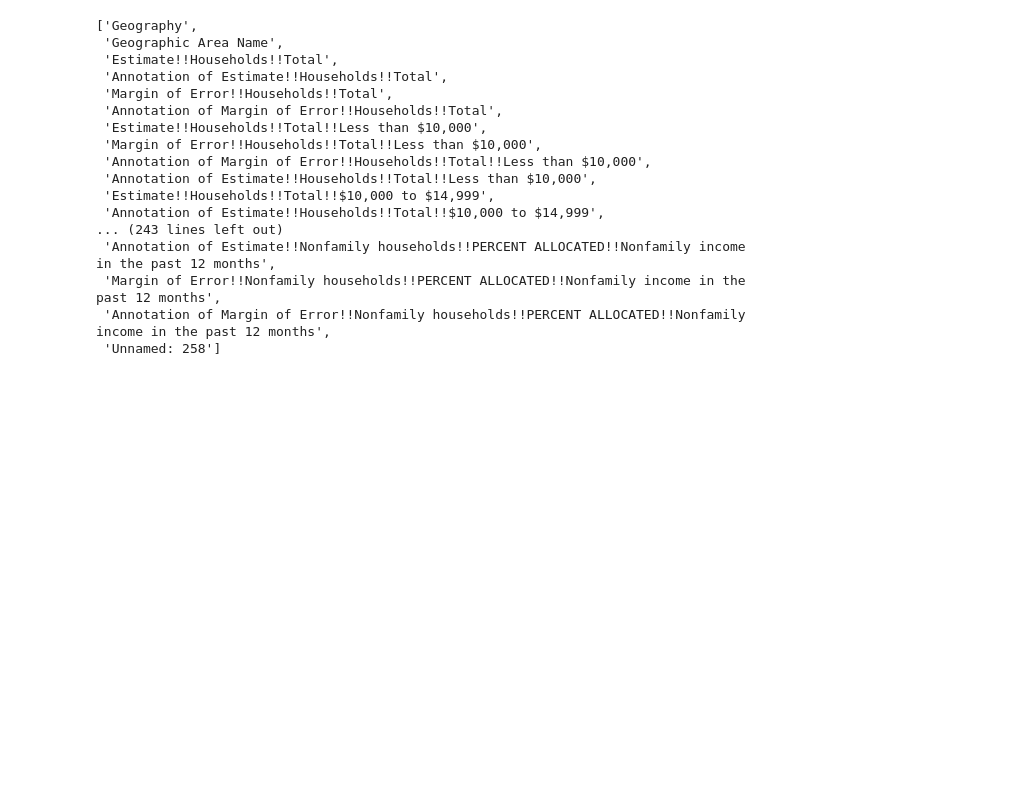
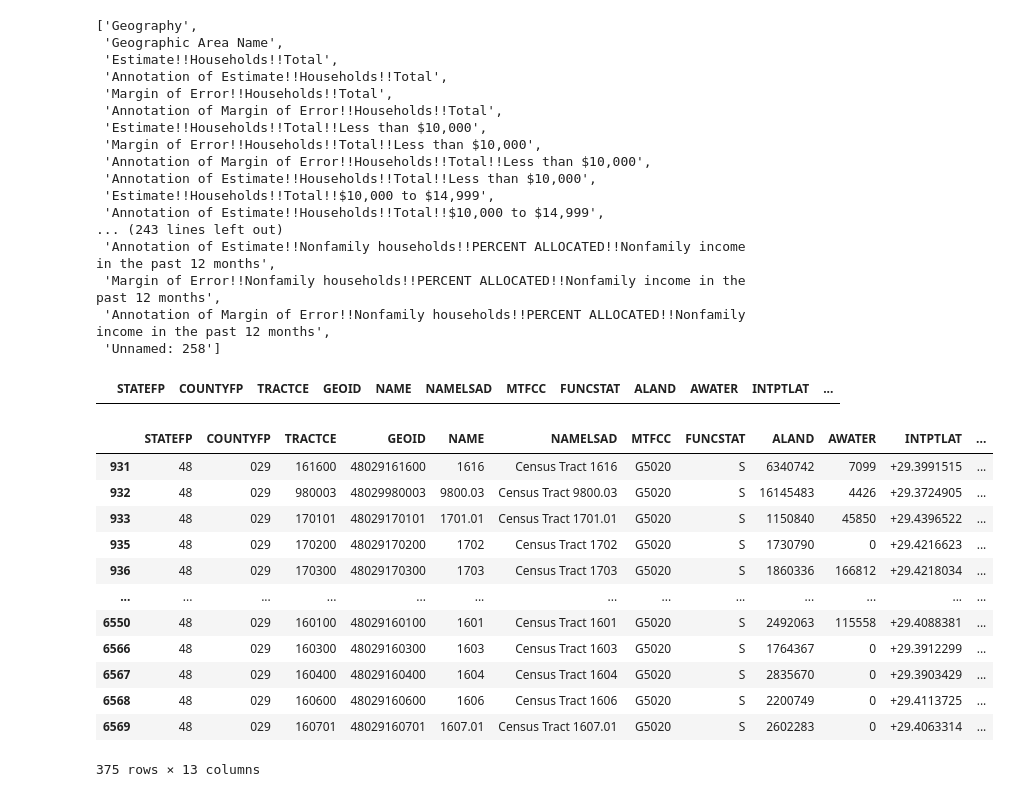
Before and after one commit to corey-baughman/014_personal_project, a Jupyter notebook: acquire.ipynb, the cells around one changed output. Cells and saved outputs as stored; diff of their text form; code cells hidden in the pictures; blank space fills up the shorter version.

```diff
--- a/acquire.ipynb
+++ b/acquire.ipynb
@@ -445,3 +452,23 @@ def get_income_data():
     df.geography = df.geography.str[-6:]
 
     return df
+# %%
+tracts[tracts.TRACTCE == '970302']
+# %% [output]
+|  | STATEFP | COUNTYFP | TRACTCE | GEOID | NAME | NAMELSAD | MTFCC | FUNCSTAT | ALAND | AWATER | INTPTLAT | ... |
+# %%
+tracts
+# %% [output]
+|  | STATEFP | COUNTYFP | TRACTCE | GEOID | NAME | NAMELSAD | MTFCC | FUNCSTAT | ALAND | AWATER | INTPTLAT | ... |
+| 931 | 48 | 029 | 161600 | 48029161600 | 1616 | Census Tract 1616 | G5020 | S | 6340742 | 7099 | +29.3991515 | ... |
+| 932 | 48 | 029 | 980003 | 48029980003 | 9800.03 | Census Tract 9800.03 | G5020 | S | 16145483 | 4426 | +29.3724905 | ... |
+| 933 | 48 | 029 | 170101 | 48029170101 | 1701.01 | Census Tract 1701.01 | G5020 | S | 1150840 | 45850 | +29.4396522 | ... |
+| 935 | 48 | 029 | 170200 | 48029170200 | 1702 | Census Tract 1702 | G5020 | S | 1730790 | 0 | +29.4216623 | ... |
+| 936 | 48 | 029 | 170300 | 48029170300 | 1703 | Census Tract 1703 | G5020 | S | 1860336 | 166812 | +29.4218034 | ... |
+| ... | ... | ... | ... | ... | ... | ... | ... | ... | ... | ... | ... | ... |
+| 6550 | 48 | 029 | 160100 | 48029160100 | 1601 | Census Tract 1601 | G5020 | S | 2492063 | 115558 | +29.4088381 | ... |
+| 6566 | 48 | 029 | 160300 | 48029160300 | 1603 | Census Tract 1603 | G5020 | S | 1764367 | 0 | +29.3912299 | ... |
+| 6567 | 48 | 029 | 160400 | 48029160400 | 1604 | Census Tract 1604 | G5020 | S | 2835670 | 0 | +29.3903429 | ... |
+| 6568 | 48 | 029 | 160600 | 48029160600 | 1606 | Census Tract 1606 | G5020 | S | 2200749 | 0 | +29.4113725 | ... |
+| 6569 | 48 | 029 | 160701 | 48029160701 | 1607.01 | Census Tract 1607.01 | G5020 | S | 2602283 | 0 | +29.4063314 | ... |
+375 rows × 13 columns
```
Also changed, not shown: parts of 2 cells of this notebook, 3 other files.
